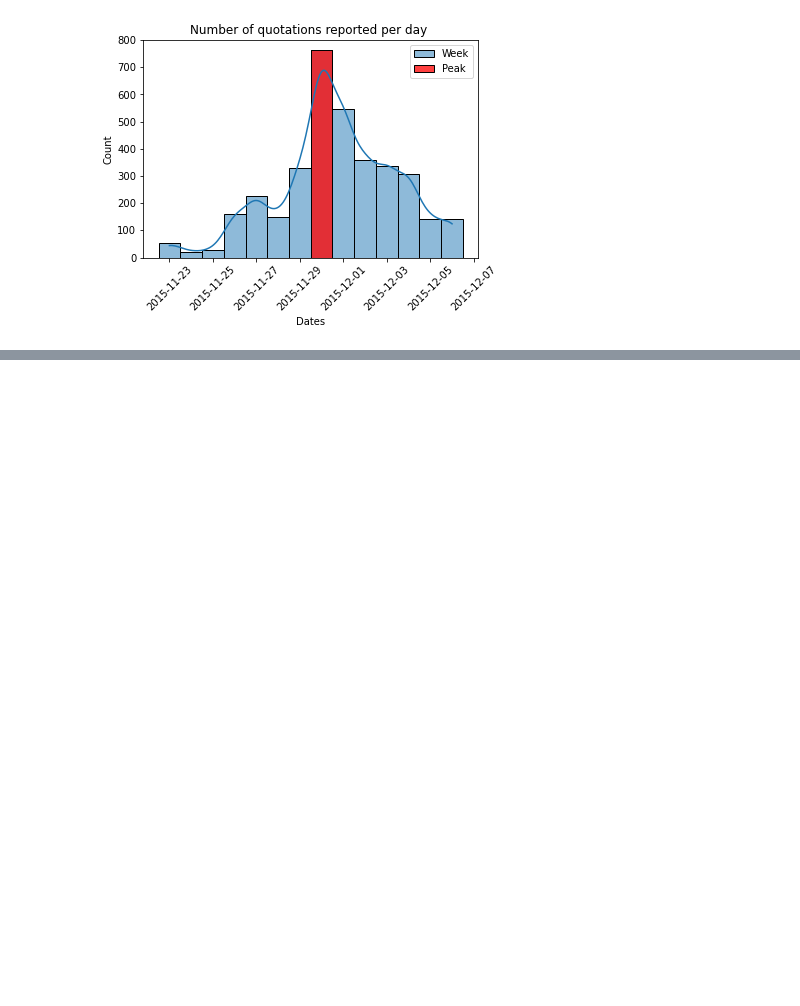
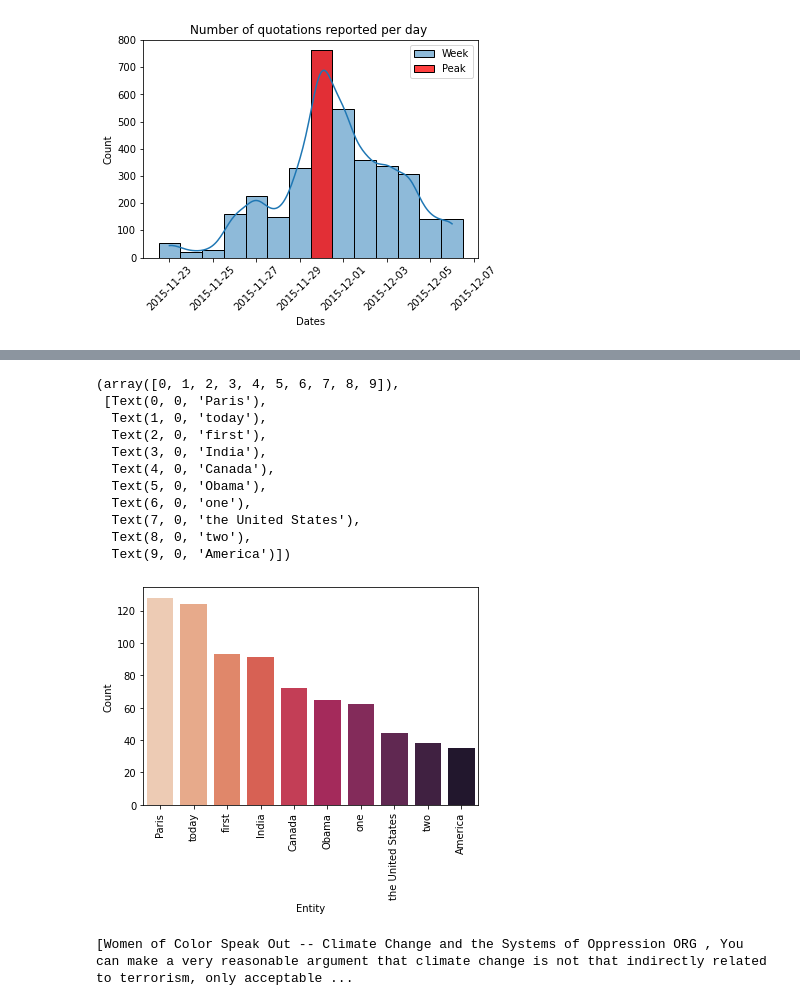
Before and after one commit to epfl-ada/ada-2021-project-flagada, a Jupyter notebook: Stats_volume.ipynb, the cells around one changed output, grey strips where cells are left out. Drawn from its saved outputs; the diff is of its cells as text; code cells hidden in the pictures; blank space fills up the shorter version.

```diff
--- a/Stats_volume.ipynb
+++ b/Stats_volume.ipynb
@@ -300,0 +407,9 @@ Text(0.5, 1.0, 'Number of quotations reported per day ')
+# %%
+total_quotes_cop21 = " ".join([quote for quote in quotes_cop21.quotation])
+# %%
+article = nlp(total_quotes_cop21)
+items = [x.text for x in article.ents]
+sentences = [x for x in article.sents]
+count_cop21 = Counter(items).most_common(10)
+count_cop21 = pd.DataFrame(count_cop21 , columns = ["Entity", "Number of occurences"])
+count_cop21
@@ -300,0 +428,20 @@ Text(0.5, 1.0, 'Number of quotations reported per day ')
+# %%
+sns.barplot(x = count_cop21.Entity, y = count_trump.Count, palette="rocket_r")
+plt.xticks(rotation= 90, )
+# %% [output]
+(array([0, 1, 2, 3, 4, 5, 6, 7, 8, 9]),
+ [Text(0, 0, 'Paris'),
+  Text(1, 0, 'today'),
+  Text(2, 0, 'first'),
+  Text(3, 0, 'India'),
+  Text(4, 0, 'Canada'),
+  Text(5, 0, 'Obama'),
+  Text(6, 0, 'one'),
+  Text(7, 0, 'the United States'),
+  Text(8, 0, 'two'),
+  Text(9, 0, 'America')])
+[figure, added]
+# %%
+displacy.render(nlp(str(sentences[:20])), jupyter=True, style='ent')
+# %% [output]
+[Women of Color Speak Out -- Climate Change and the Systems of Oppression ORG , You can make a very reasonable argument that climate change is not that indirectly related to terrorism, only acceptable ...
```
Also changed, not shown: parts of 14 cells of this notebook.
